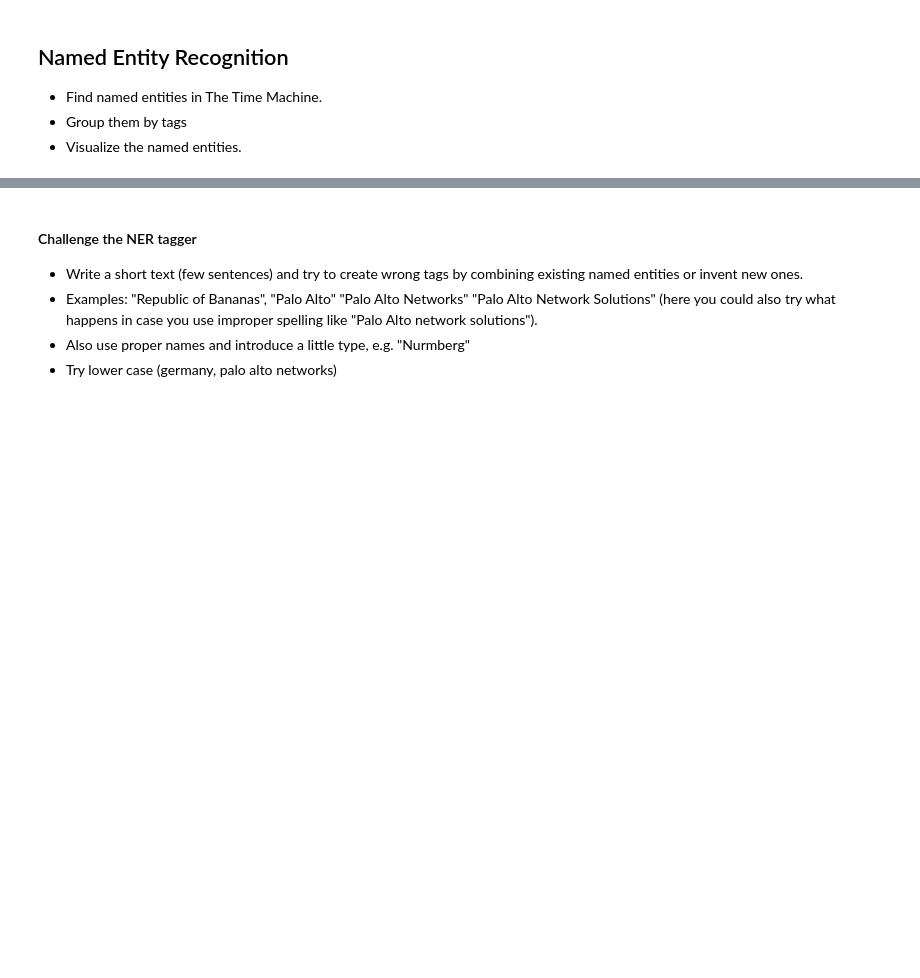
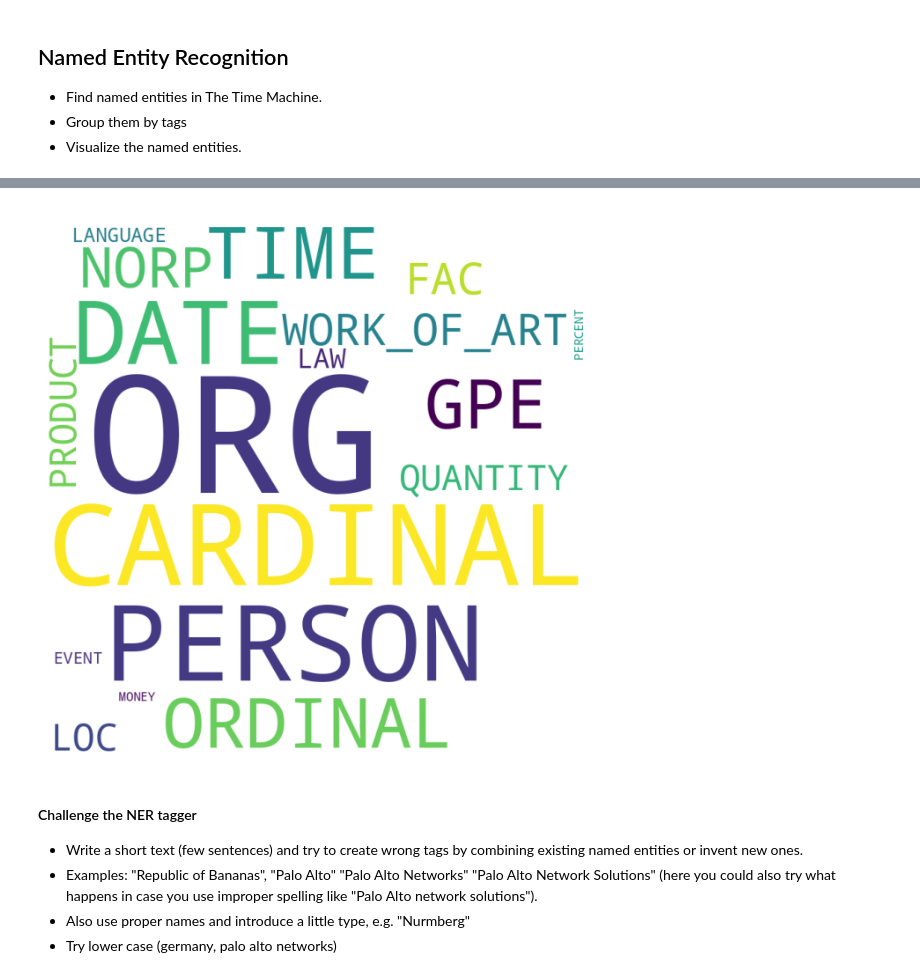
Before and after one commit to Schmiddi3110/MasterStudium, a Jupyter notebook: NLP/Vorlesung2/NLP-02-2-POS_NER.ipynb, the cells around one changed output, grey strips where cells are left out. Cells and saved outputs as stored; diff of their text form; code cells hidden in the pictures; blank space fills up the shorter version.

```diff
--- a/NLP/Vorlesung2/NLP-02-2-POS_NER.ipynb
+++ b/NLP/Vorlesung2/NLP-02-2-POS_NER.ipynb
@@ -42,5 +119,8 @@ import matplotlib.pyplot as plt
 - Group them by tags
 - Visualize the named entities.
 # %%
-#TODO
+named_Entity_doc = nlp(text)
+named_Entities = []
+for ent in named_Entity_doc.ents:
+    named_Entities.append([ent.text, ent.label_])
 # %%
@@ -48,5 +146,19 @@ import matplotlib.pyplot as plt
 # %%
-#TODO
+entity_word_list = []
+for i in range(len(named_Entities)):
+    entity_word_list.append(named_Entities[i][1])
+
+wordcloud_words = ""
+wordcloud_words += " ".join(entity_word_list)+ " "
+wordcloud = WordCloud(width = 800, height = 800, background_color= 'white', stopwords = STOPWORDS, min_font_size = 10).generate(wordcloud_words)
+
+plt.figure(figsize=(8,8), facecolor = None)
+plt.imshow(wordcloud)
+plt.axis("off")
+
+plt.show()
+# %% [output]
+[figure, added]
 # %% [markdown]
 #### Challenge the NER tagger
 - Write a short text (few sentences) and try to create wrong tags by combining existing named entities or invent new ones.
```
Also changed, not shown: parts of 13 cells of this notebook.
